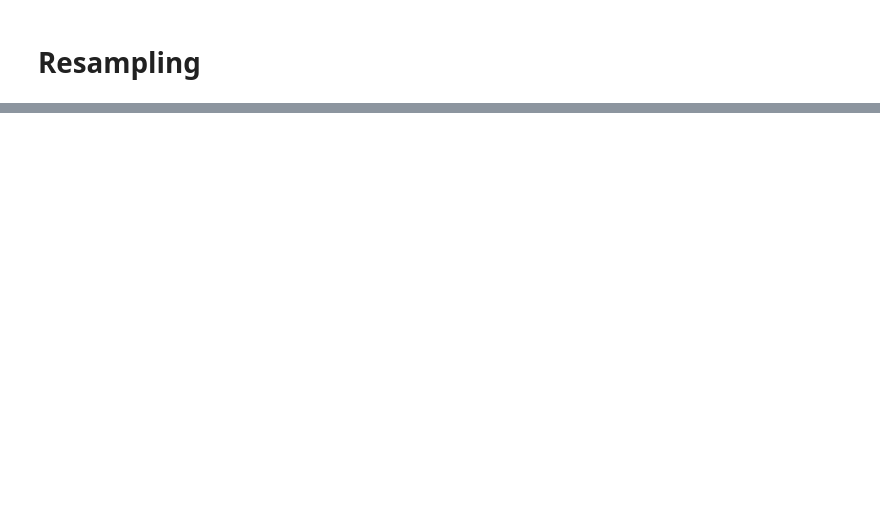
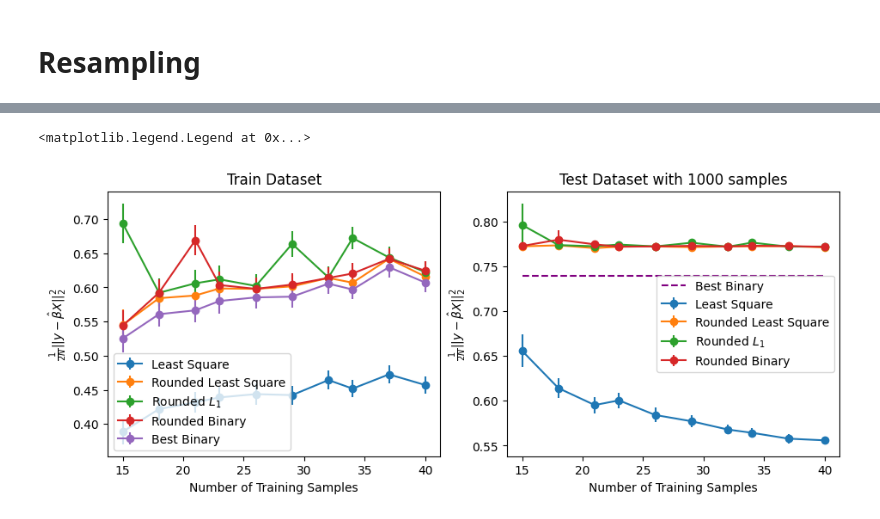
Before and after one commit to shahrzaddii/https---github.com-shahrzaddii-Sparsity, a Jupyter notebook: Binary Estimation Tutorial.ipynb, the cells around one changed output, grey strips where cells are left out. Drawn from its saved outputs; the diff is of its cells as text; code cells hidden in the pictures; blank space fills up the shorter version.

```diff
--- a/Binary Estimation Tutorial.ipynb
+++ b/Binary Estimation Tutorial.ipynb
@@ -496,0 +475,15 @@ axs[1].legend()
+# %%
+x_test, y_test = DataGenerator_x123(n_samples=1000, randome_state=123)
+# %%
+# alpha_range = [0.001, 0.1, 0.5, 1, 1.5, 2, 3]
+alpha_range = np.logspace(-3, 0, num=10)
+n_folds = 25
+n_iterations = 300
+# sample_size = np.round(100*np.array(np.linspace(0.2,1,25))).astype(int)
+x123_l1_train_mean_sse_per_size,x123_l1_train_std_sse_per_size, x123_l1_test_mean_sse_per_size, x123_l1_test_std_sse_per_size = [], [], [], []
+x123_l1_min_alpha_per_size,x123_l1_min_sse_valid_per_size,x123_l1_mean_sse_valid_per_size = [], [], []
+x123_binary_min_alpha_per_size, x123_binary_min_sse_valid_per_size, x123_binary_mean_sse_valid_per_size = [], [], []
+x123_binary_train_mean_sse_per_size, x123_binary_train_std_sse_per_size, x123_binary_test_mean_sse_per_size, x123_binary_test_std_sse_per_size = [], [], [], []
+x123_ls_train_mean_sse_per_size, x123_ls_train_std_sse_per_size, x123_ls_test_mean_sse_per_size, x123_ls_test_std_sse_per_size, x123_ls_beta_hat_mean_error_per_size, x123_ls_beta_hat_std_error_per_size = [], [], [], [], [], []
+x123_rls_train_mean_sse_per_size, x123_rls_train_std_sse_per_size, x123_rls_test_mean_sse_per_size, x123_rls_test_std_sse_per_size, x123_rls_beta_hat_mean_error_per_size, x123_rls_beta_hat_std_error_per_size = [], [], [], [], [], []
+x123_best_binary_mean_train_sse_per_size,x123_best_binary_std_train_sse_per_size, x123_best_binary_beta_hat_mean_error_per_size, x123_best_binary_beta_hat_std_error_per_size = [], [], [], []
@@ -496,0 +569,25 @@ axs[1].legend()
+# %%
+fig, axs = plt.subplots(1, 2, figsize=(11, 4))
+
+axs[0].errorbar(sample_size, x123_ls_train_mean_sse_per_size, yerr=np.array(x123_ls_train_std_sse_per_size)*1.96/(n_iterations**0.5), marker='o',  label='Least Square')
+axs[0].errorbar(sample_size, x123_rls_train_mean_sse_per_size, yerr=np.array(x123_rls_train_std_sse_per_size)*1.96/(n_iterations**0.5), marker='o', label='Rounded Least Square')
+axs[0].errorbar(sample_size, x123_l1_train_mean_sse_per_size, yerr=np.array(x123_l1_train_std_sse_per_size)*1.96/(n_iterations**0.5), marker='o', label='Rounded $L_1$')
+axs[0].errorbar(sample_size, x123_binary_train_mean_sse_per_size, yerr=np.array(x123_binary_train_std_sse_per_size)*1.96/(n_iterations**0.5), marker='o', label='Rounded Binary')
+axs[0].errorbar(sample_size, x123_best_binary_mean_train_sse_per_size, yerr=np.array(x123_best_binary_std_train_sse_per_size)*1.96/(n_iterations**0.5), marker='o', label='Best Binary')
+axs[0].set_xlabel('Number of Training Samples')
+axs[0].set_ylabel('$\\frac{1}{2N}||y-\\hat{\\beta}X||_{2}^{2}$')
+axs[0].set_title('Train Dataset')
+axs[0].legend()
+
+axs[1].errorbar(sample_size, x123_ls_test_mean_sse_per_size, yerr=np.array(x123_ls_test_std_sse_per_size)*1.96/(n_iterations**0.5), marker='o',  label='Least Square')
+axs[1].errorbar(sample_size, x123_rls_test_mean_sse_per_size, yerr=np.array(x123_rls_test_std_sse_per_size)*1.96/(n_iterations**0.5), marker='o', label='Rounded Least Square')
+axs[1].errorbar(sample_size, x123_l1_test_mean_sse_per_size, yerr=np.array(x123_l1_test_std_sse_per_size)*1.96/(n_iterations**0.5), marker='o', label='Rounded $L_1$')
+axs[1].errorbar(sample_size, x123_binary_test_mean_sse_per_size, yerr=np.array(x123_binary_test_std_sse_per_size)*1.96/(n_iterations**0.5), marker='o', label='Rounded Binary')
+axs[1].hlines(x123_best_binary_sse_test, min(sample_size), max(sample_size), linestyle='--',color='purple', label='Best Binary')
+axs[1].set_xlabel('Number of Training Samples')
+axs[1].set_ylabel('$\\frac{1}{2N}||y-\\hat{\\beta}X||_{2}^{2}$')
+axs[1].set_title('Test Dataset with 1000 samples')
+axs[1].legend()
+# %% [output]
+<matplotlib.legend.Legend at 0x...>
+[figure, added]
```
Also changed, not shown: parts of 47 cells of this notebook.
